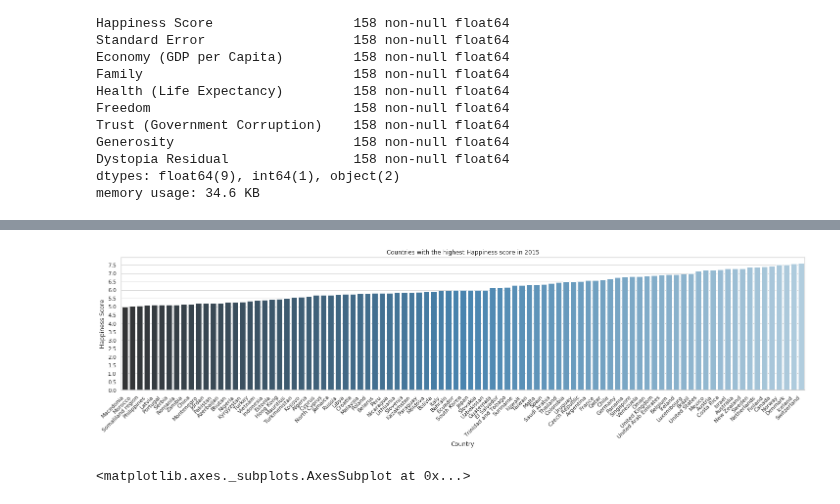
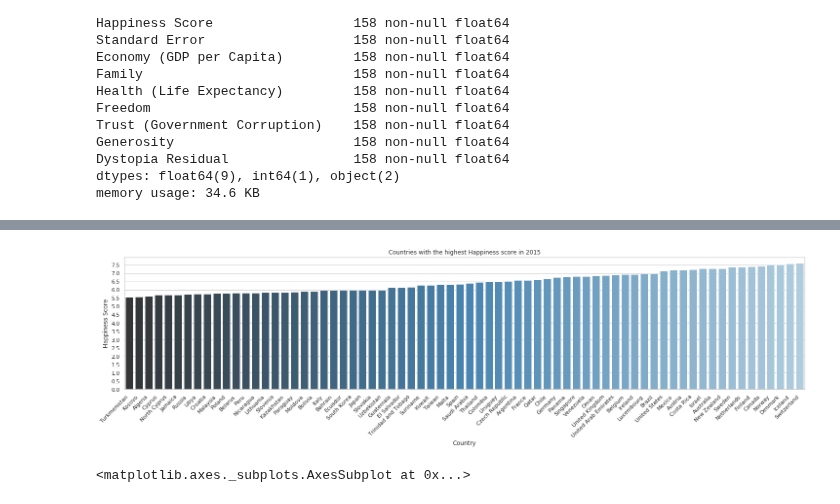
Before and after one commit to ArminD93/WorldHappinessReport, a Jupyter notebook: WorldHappinessReport.ipynb, the cells around one changed output, grey strips where cells are left out. Drawn from its saved outputs; the diff is of its cells as text; code cells hidden in the pictures.

```diff
--- a/WorldHappinessReport.ipynb
+++ b/WorldHappinessReport.ipynb
@@ -78,20 +81,20 @@ a = sns.heatmap(corr, xticklabels=corr.columns.values, yticklabels=corr.columns.
 # %%
 # Countries with the highest Happiness score in 2015
 Sortedhappiness2015 = happiness2015.sort_values(by='Happiness Score')
-Sortedhappiness2015Greaterthan5 = Sortedhappiness2015['Happiness Score'] >= 5
+Sortedhappiness2015Greaterthan5 = Sortedhappiness2015['Happiness Score'] >= 5.5
 Sortedhappiness2015Greaterthan5 = Sortedhappiness2015[Sortedhappiness2015Greaterthan5]
 
 x_data= 'Country'
 
 sns.set_style('whitegrid')
 plt.figure(figsize=(25,5))
 plt.yticks(np.arange(0, 8, step=0.5))
 
 g = sns.barplot(  data=Sortedhappiness2015Greaterthan5, x=x_data,  y='Happiness Score',palette='Blues_d'  )
 
 g.set( xlabel='Country', ylabel='Happiness Score', title='Countries with the highest Happiness score in 2015')
 g.set_xticklabels( g.get_xticklabels(), rotation=45,  horizontalalignment='right', fontweight='light' )
 plt.show()
 # %% [output]
-[figure, old version]
+[figure, new version]
 # %%
```
Also changed, not shown: parts of 13 cells of this notebook.
